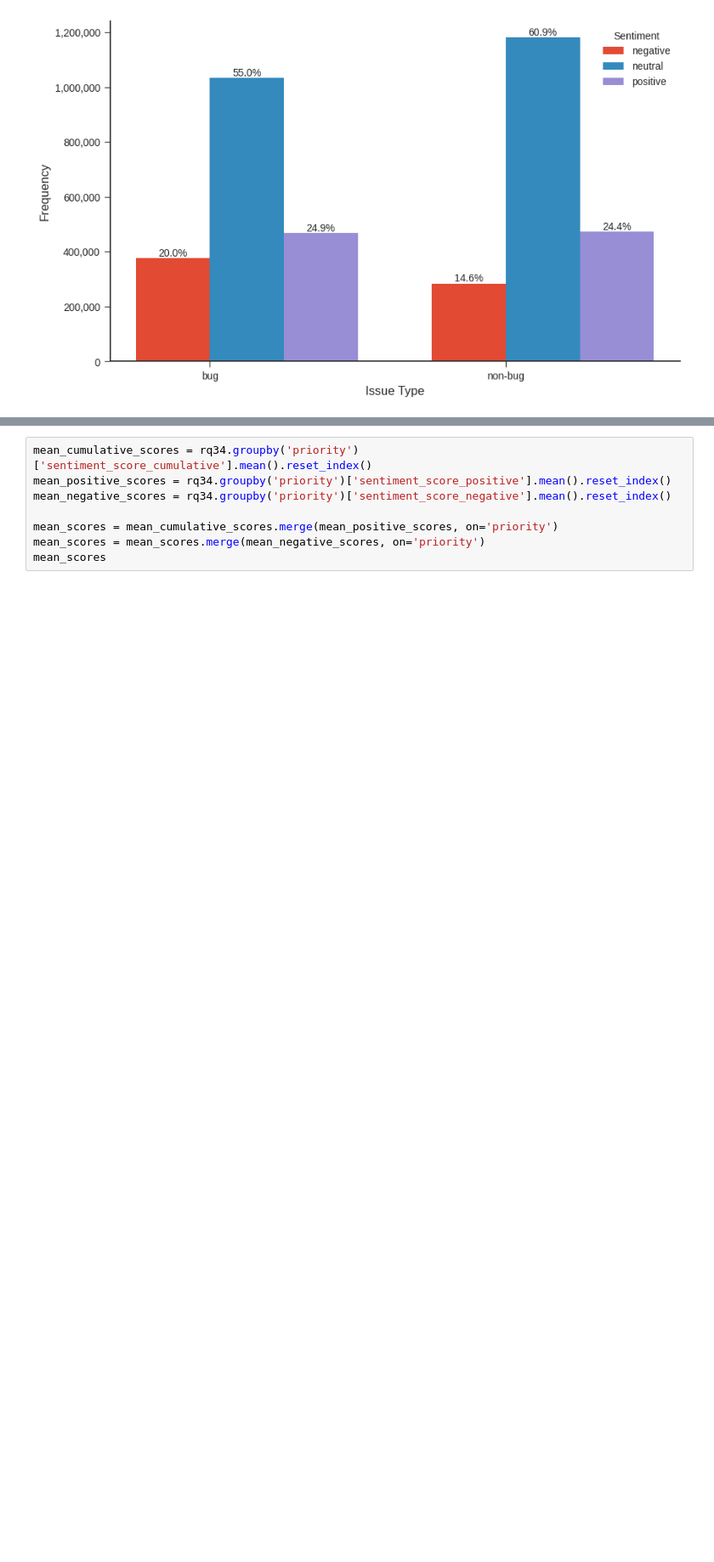
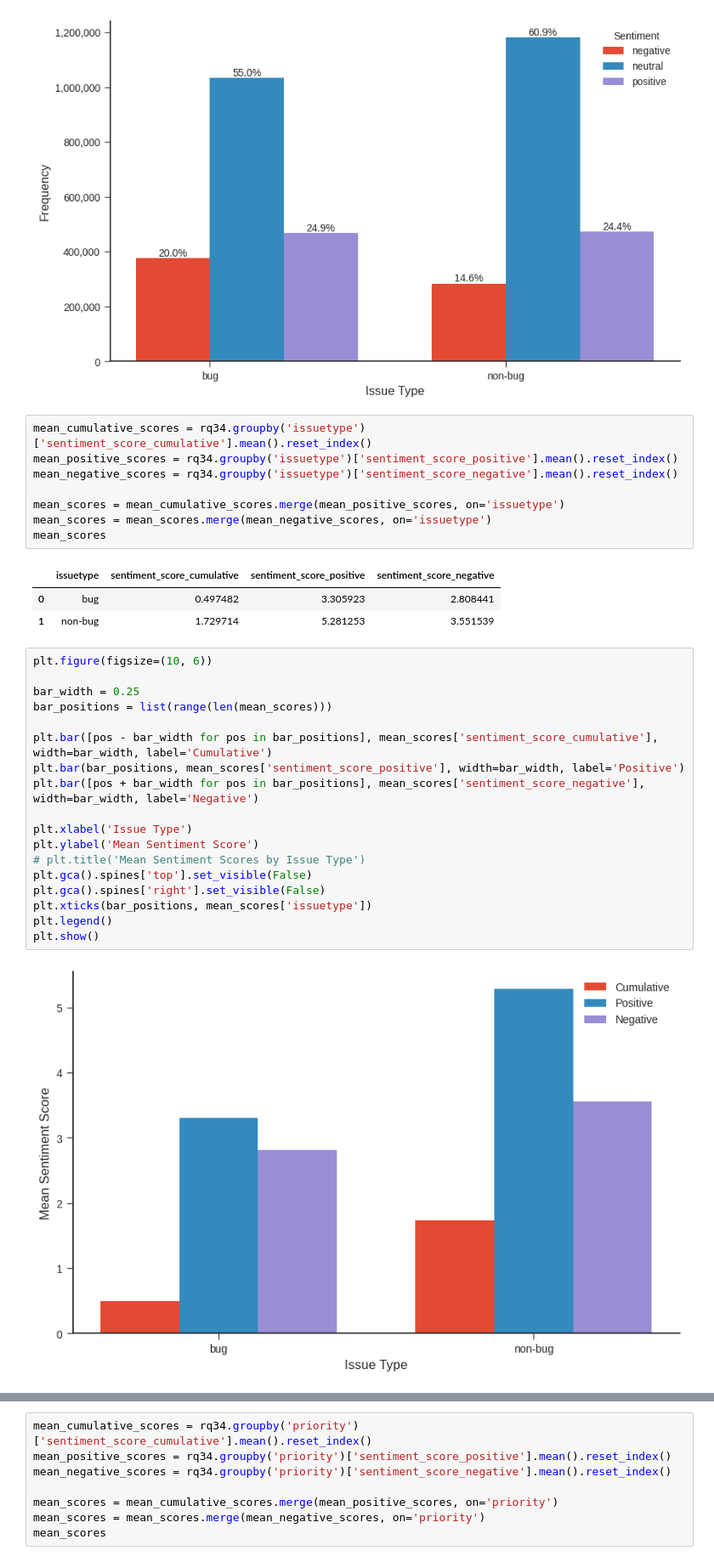
Before and after one commit to raianmr/seBERT, a Jupyter notebook: notebooks/RQs.ipynb, the cells around one changed output, grey strips where cells are left out. Shown at 85% size. Saved outputs shown, nothing was run; the diff lists cells and outputs as text; blank space fills up the shorter version.

```diff
--- a/notebooks/RQs.ipynb
+++ b/notebooks/RQs.ipynb
@@ -301,6 +349,38 @@ plt.grid(False)
 plt.show()
 # %% [output]
 [figure]
+# %%
+mean_cumulative_scores = rq34.groupby('issuetype')['sentiment_score_cumulative'].mean().reset_index()
+mean_positive_scores = rq34.groupby('issuetype')['sentiment_score_positive'].mean().reset_index()
+mean_negative_scores = rq34.groupby('issuetype')['sentiment_score_negative'].mean().reset_index()
+
+mean_scores = mean_cumulative_scores.merge(mean_positive_scores, on='issuetype')
+mean_scores = mean_scores.merge(mean_negative_scores, on='issuetype')
+mean_scores
+# %% [output]
+|  | issuetype | sentiment_score_cumulative | sentiment_score_positive | sentiment_score_negative |
+| 0 | bug | 0.497482 | 3.305923 | 2.808441 |
+| 1 | non-bug | 1.729714 | 5.281253 | 3.551539 |
+# %%
+plt.figure(figsize=(10, 6))
+
+bar_width = 0.25
+bar_positions = list(range(len(mean_scores)))
+
+plt.bar([pos - bar_width for pos in bar_positions], mean_scores['sentiment_score_cumulative'], width=bar_width, label='Cumulative')
+plt.bar(bar_positions, mean_scores['sentiment_score_positive'], width=bar_width, label='Positive')
+plt.bar([pos + bar_width for pos in bar_positions], mean_scores['sentiment_score_negative'], width=bar_width, label='Negative')
+
+plt.xlabel('Issue Type')
+plt.ylabel('Mean Sentiment Score')
+# plt.title('Mean Sentiment Scores by Issue Type')
+plt.gca().spines['top'].set_visible(False)
+plt.gca().spines['right'].set_visible(False)
+plt.xticks(bar_positions, mean_scores['issuetype'])
+plt.legend()
+plt.show()
+# %% [output]
+[figure, added]
 # %%
 grouped = rq34.groupby(['priority', 'text_sentiment']).size().unstack(fill_value=0)
 grouped_percent = grouped.div(grouped.sum(axis=1), axis=0) * 100
```
Also changed, not shown: parts of 10 cells of this notebook.
